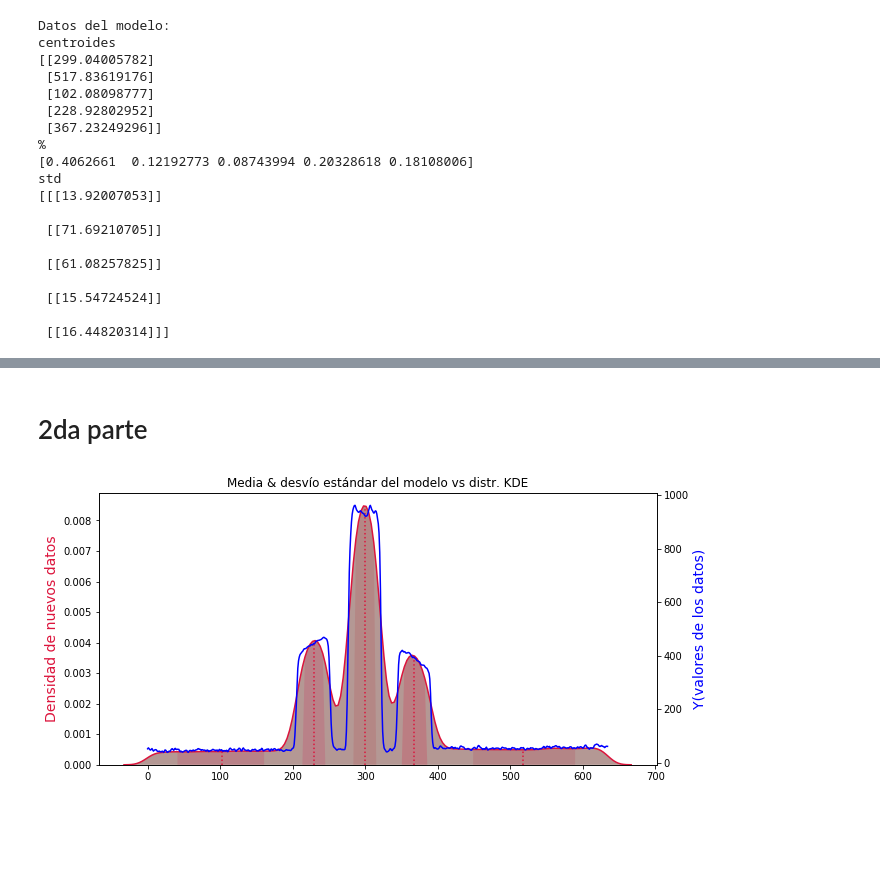
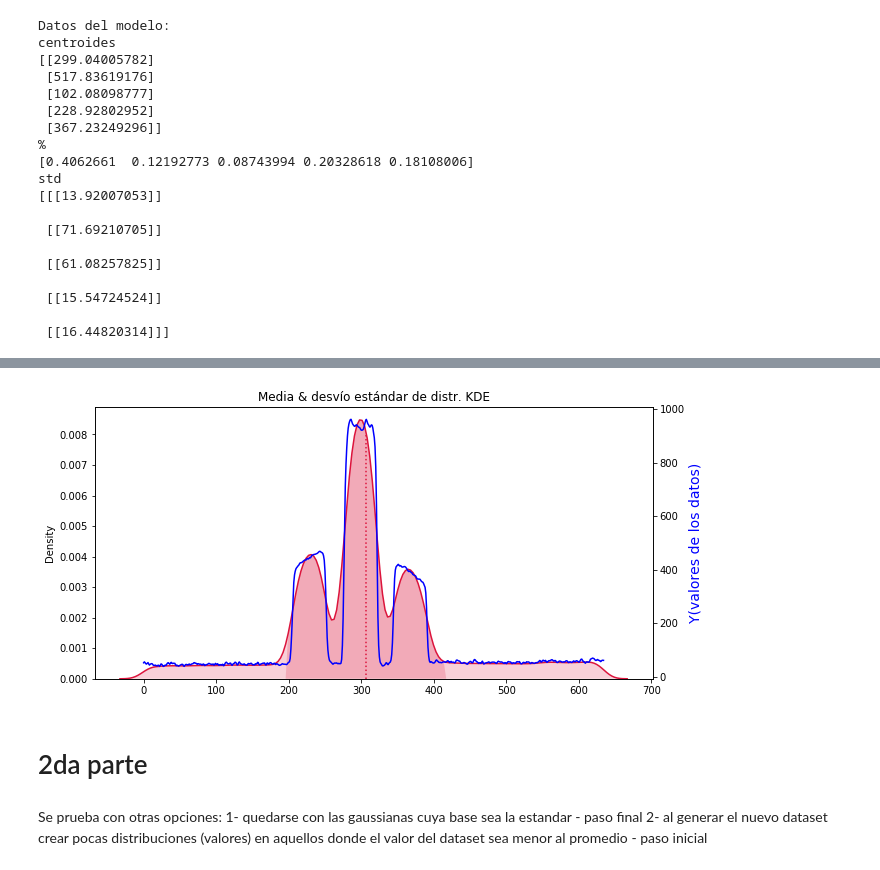
Before and after one commit to midusi/PlateUNLP, a Jupyter notebook: src/definicion_del_modelo_gmm.ipynb, the cells around one changed output, grey strips where cells are left out. Drawn from its saved outputs; the diff is of its cells as text; code cells hidden in the pictures; blank space fills up the shorter version.

```diff
--- a/src/modelo_gmm_copia.ipynb
+++ b/src/definicion_del_modelo_gmm.ipynb
@@ -304,10 +308,28 @@ std
+# %%
+#prueba 2 - 2da parte
+ax = sns.kdeplot(nuevo_dataset, shade=False, color='crimson')
+kdeline = ax.lines[0]
+xs = kdeline.get_xdata()
+ys = kdeline.get_ydata()
+middle = nuevo_dataset.mean()
+sdev = nuevo_dataset.std()
+left = middle - sdev
+right = middle + sdev
+plt.title('Media & desvío estándar de distr. KDE')
+plt.vlines(middle, 0, np.interp(middle, xs, ys), color='crimson', ls=':')
+plt.fill_between(xs, 0, ys, facecolor='crimson', alpha=0.2)
+plt.fill_between(xs, 0, ys, where=(left <= xs) & (xs <= right), interpolate=True, facecolor='crimson', alpha=0.2)
+#se grafica con otro eje y para la funcion reducida de los datos
+ax2=ax.twinx()
+ax2.plot(Y_nuevo, color="blue",ls='-')
+ax2.set_ylabel("Y(valores de los datos)",color="blue",fontsize=14)
+
+plt.show()
+# %% [output]
+[figure, added]
 # %% [markdown]
 # 2da parte
-# %%
-graficar_regiones(modelo_nuevo, 5)
-#fig=plt.figure()
-#ax1 = plt.subplot(211, fig= graficar_regiones(modelo_nuevo, 5))
-#ax2 = plt.subplot(212, sharex = ax1)
-#ax2.plot(Y_nuevo)
-# %% [output]
-[figure, removed]
+# %% [markdown]
+Se prueba con otras opciones:
+1- quedarse con las gaussianas cuya base sea la estandar - paso final
+2- al generar el nuevo dataset crear pocas distribuciones (valores) en aquellos donde el valor del dataset sea menor al promedio - paso inicial
```
Also changed, not shown: parts of 3 cells of this notebook, 5 other files.
